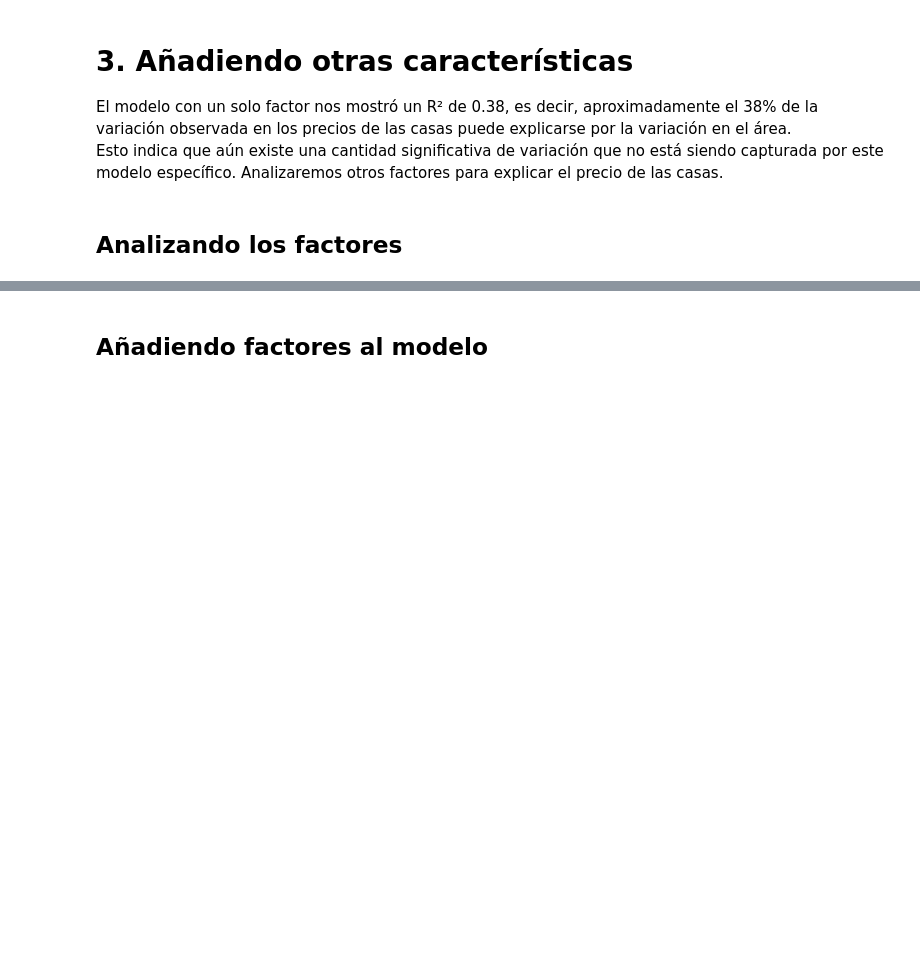
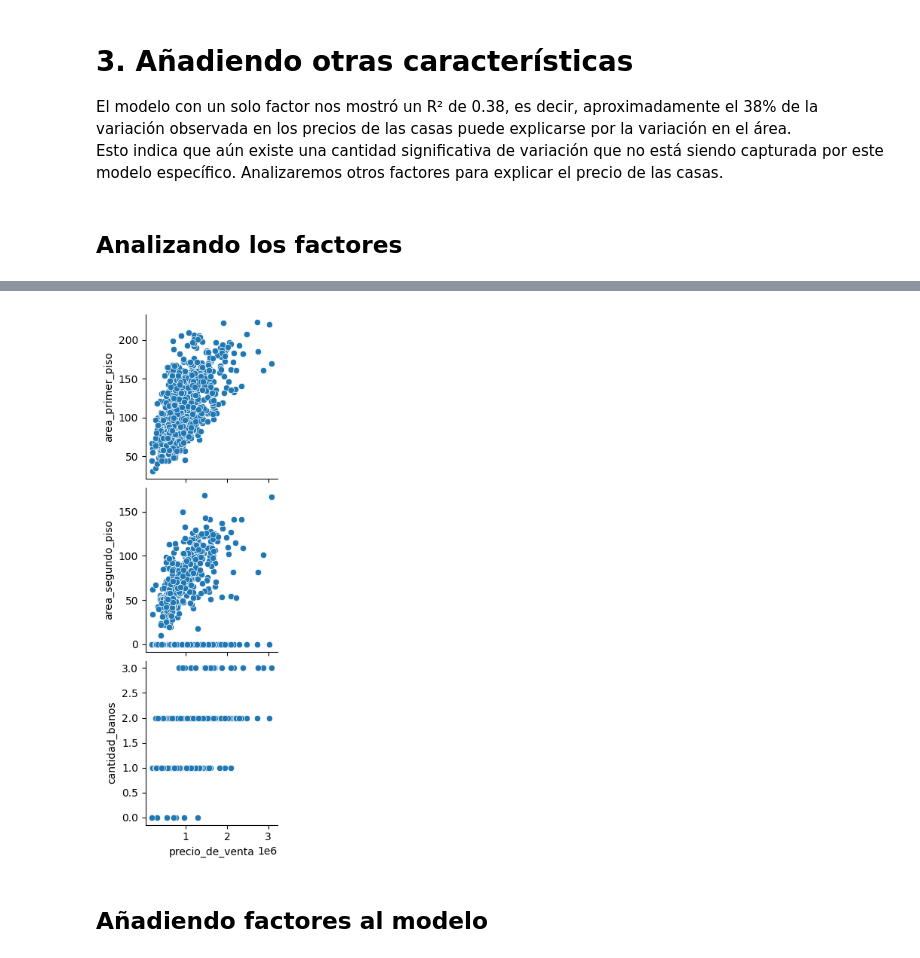
Before and after one commit to Cristiand056/Estadisticas-y-Machine-Learning-G8---ONE, a Jupyter notebook: precios_de_inmuebles_regresion_lineal.ipynb, the cells around one changed output, grey strips where cells are left out. Saved outputs shown, nothing was run; the diff lists cells and outputs as text; code cells hidden in the pictures; blank space fills up the shorter version.

```diff
--- a/precios_de_inmuebles_regresion_lineal.ipynb
+++ b/precios_de_inmuebles_regresion_lineal.ipynb
@@ -295,5 +299,9 @@ Esto indica que aún existe una cantidad significativa de variación que no est
 # %%
 #Vamos a analizar solamente y_vars='precio_de_venta'
+sns.pairplot(datos, y_vars=['area_primer_piso', 'area_segundo_piso', 'cantidad_banos'], x_vars=['precio_de_venta'])
+plt.show()
+# %% [output]
+[figure, added]
 # %% [markdown]
 ## Añadiendo factores al modelo
 # %%
```
Also changed, not shown: parts of 60 cells of this notebook.
